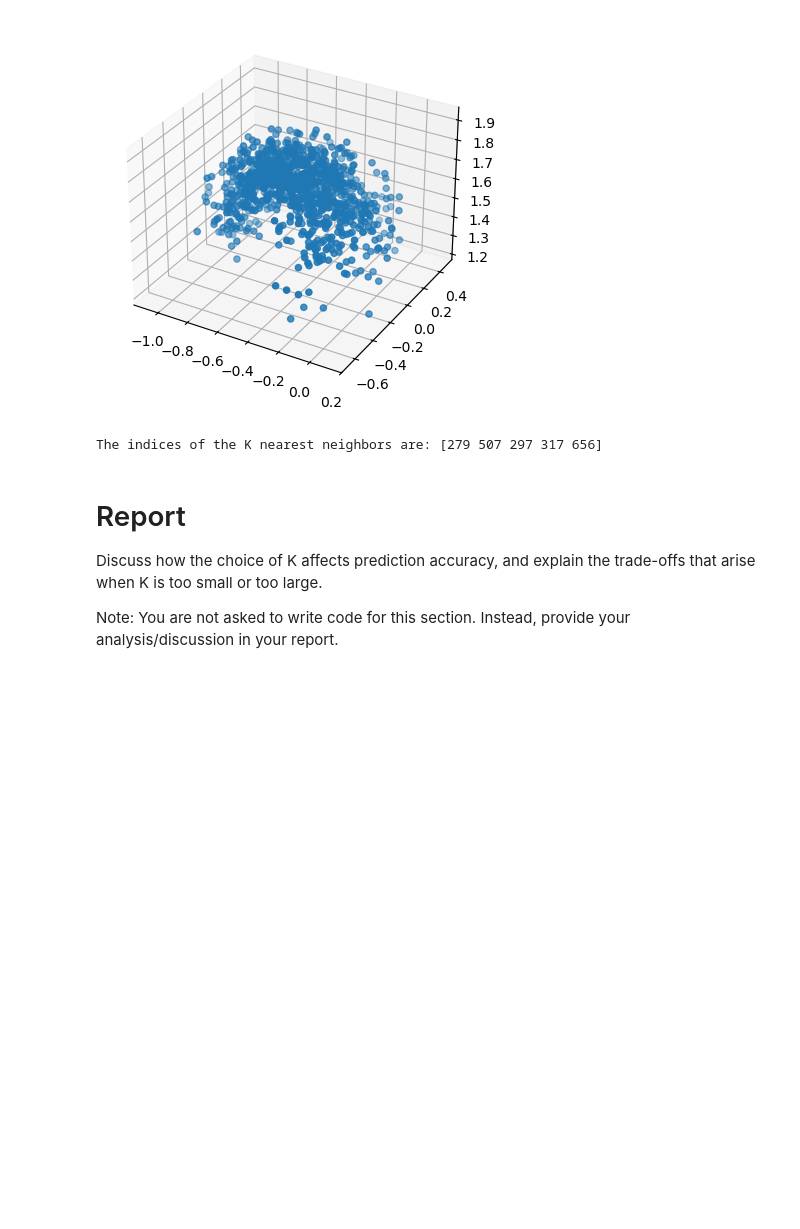
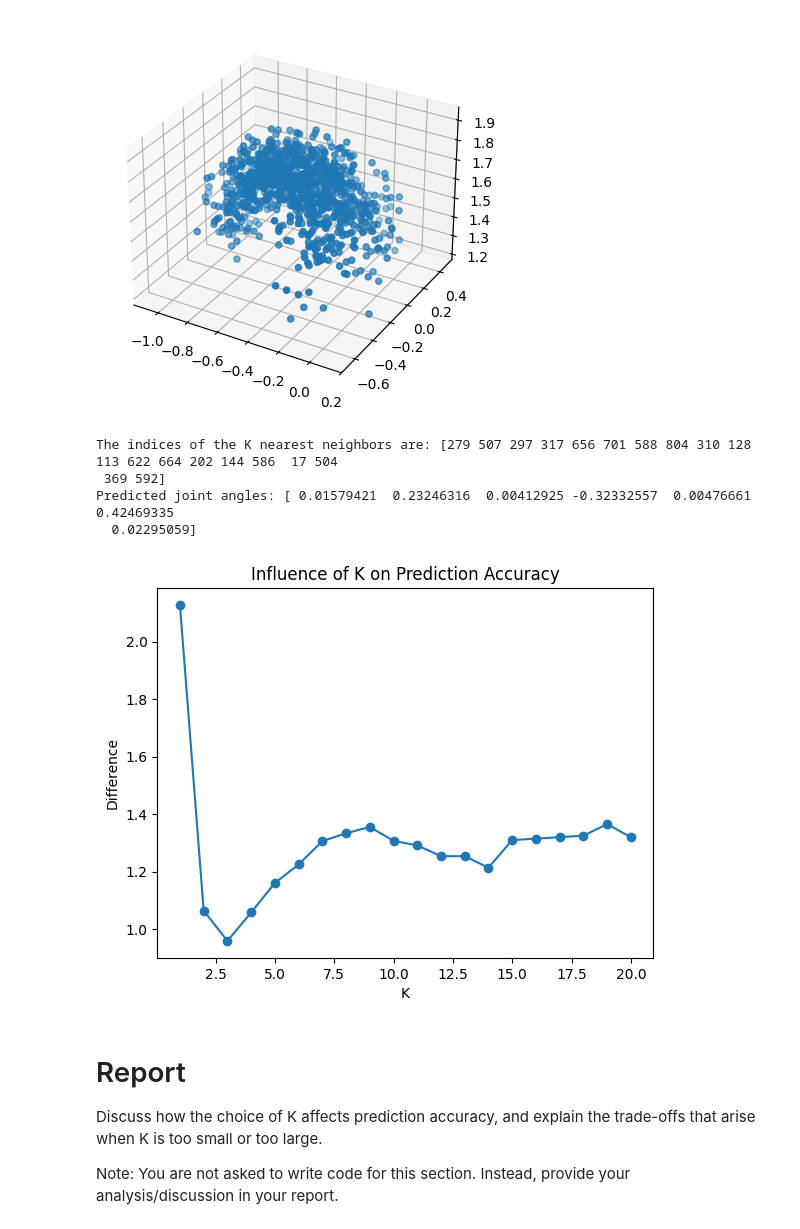
Before and after one commit to Brandnewson/COMP3631_CW_2026, a Jupyter notebook: CW1_InverseKinematics_Question.ipynb, the cells around one changed output. Cells and saved outputs as stored; diff of their text form; code cells hidden in the pictures; blank space fills up the shorter version.

```diff
--- a/CW1_InverseKinematics_Question.ipynb
+++ b/CW1_InverseKinematics_Question.ipynb
@@ -21,7 +21,7 @@ import matplotlib.pyplot as plt
 data = np.load("data.npy")
 eef_position = data[..., 0:3]   # x, y, z coordinates
 joint_angles = data[..., 3:]    # joint angles for a seven degree of freedom robot
-K = 5  # Use this value for Q1-Q2 (you will sweep K from 1 to 20 in Q3)
+K = 20  # Use this value for Q1-Q2 (you will sweep K from 1 to 20 in Q3)
 print("The dataset includes {} samples/datapoints".format(len(data)))
 
 fig = plt.figure()
@@ -33,18 +33,50 @@ The dataset includes 1000 samples/datapoints
 [figure]
 # %%
 new_eef_pos = np.array([-0.17014326, -0.11960592, 1.74256186])
+gt_joint_angles = np.array([
+    -0.34353379, -0.09202018, 0.52489392, -0.74799594,
+    -0.60716157, 0.90288965, -0.64901675
+])
 def euclidean_distance(pos1, pos2):
     return np.linalg.norm(pos1 - pos2)
 
 def find_k_nearest_neighbors(eef_position, new_eef_pos, K):
     distances = np.array([euclidean_distance(pos, new_eef_pos) for pos in eef_position])
     nearest_indices = np.argsort(distances)[:K]
     return nearest_indices
 
+def predict_joint_angles_knn(joint_angles, nearest_indices):
+    return np.mean(joint_angles[nearest_indices], axis=0)
+
+K = 20
 nearest_indices = find_k_nearest_neighbors(eef_position, new_eef_pos, K)
 print("The indices of the K nearest neighbors are:", nearest_indices)
+
+pred_joint_angles = predict_joint_angles_knn(joint_angles, nearest_indices)
+print("Predicted joint angles:", pred_joint_angles)
+
+# plot the difference between the predicted joint angles and the actual joint angles of the nearest neighbor as K varies from 1 to 20
+
+K_values = range(1, 21)
+differences = []
+for K in K_values:
+    nearest_indices = find_k_nearest_neighbors(eef_position, new_eef_pos, K)
+    pred_joint_angles = predict_joint_angles_knn(joint_angles, nearest_indices)
+    difference = euclidean_distance(pred_joint_angles, gt_joint_angles)  # Example difference calculation
+    differences.append(difference)
+
+
+plt.plot(K_values, differences, marker='o')
+plt.xlabel('K')
+plt.ylabel('Difference')
+plt.title('Influence of K on Prediction Accuracy')
+plt.show()
 # %% [output]
-The indices of the K nearest neighbors are: [279 507 297 317 656]
+The indices of the K nearest neighbors are: [279 507 297 317 656 701 588 804 310 128 113 622 664 202 144 586  17 504
+ 369 592]
+Predicted joint angles: [ 0.01579421  0.23246316  0.00412925 -0.32332557  0.00476661  0.42469335
+  0.02295059]
+[figure, added]
 # %% [markdown]
 # Report
 
```
Also changed, not shown: 1 other file.
